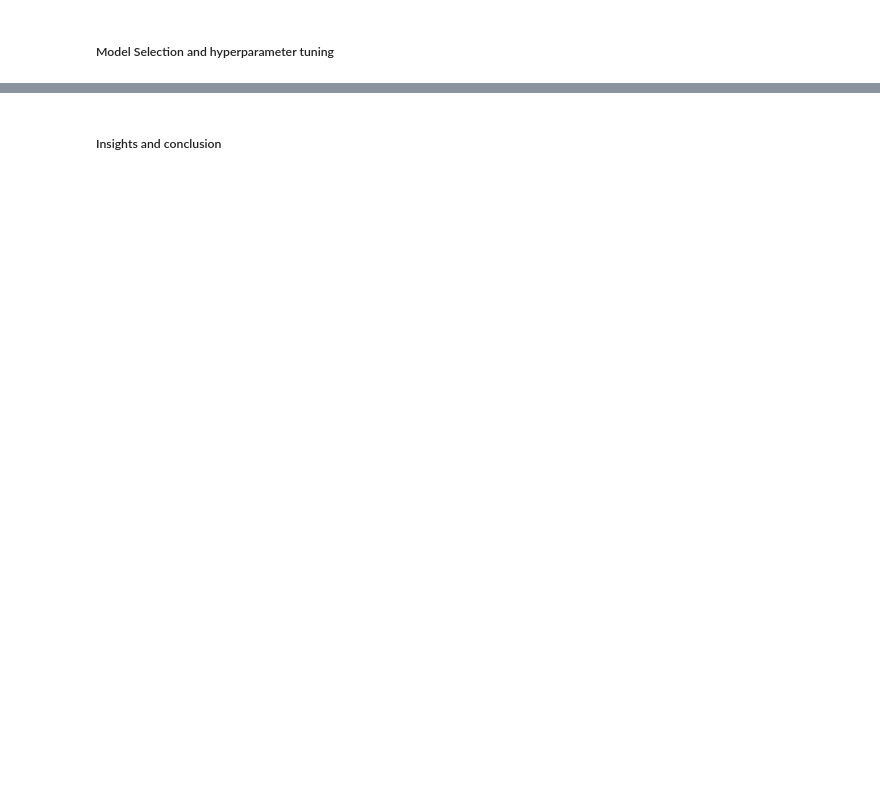
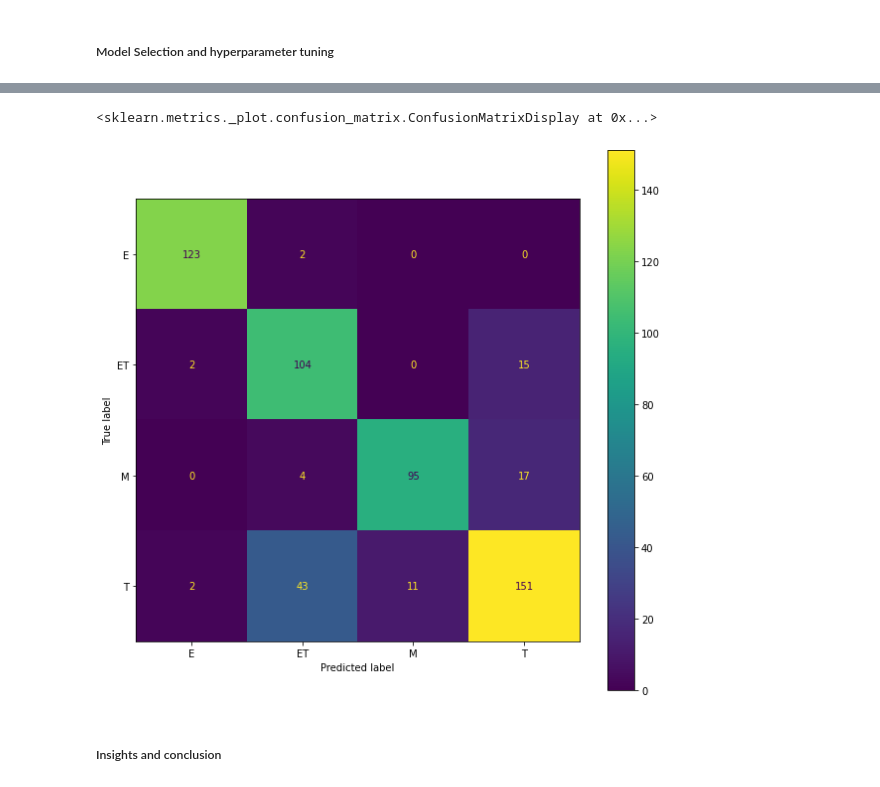
Before and after one commit to kether82/STINTSY-MP, a Jupyter notebook: esrb_main.ipynb, the cells around one changed output, grey strips where cells are left out. Cells and saved outputs as stored; diff of their text form; code cells hidden in the pictures; blank space fills up the shorter version.

Commit message:
added decision tree model

```diff
--- a/esrb_main.ipynb
+++ b/esrb_main.ipynb
@@ -229,0 +304,5 @@ It seems that generally the correlation between each *ESRB Content* is very weak
+# %%
+from sklearn.model_selection import RandomizedSearchCV
+rsc_esrb = RandomizedSearchCV(dtc, n_iter=50, param_distributions=hyperparameters,cv=5,random_state=42)
+# %%
+rsc_esrb.fit(X_train, y_train)
@@ -229,0 +385,3 @@ It seems that generally the correlation between each *ESRB Content* is very weak
+# %%
+dtc = DecisionTreeClassifier(criterion='entropy', max_depth=30, max_leaf_nodes=100, min_samples_split=15)
+dtc.fit(X_train,y_train)
@@ -229,0 +391,3 @@ It seems that generally the correlation between each *ESRB Content* is very weak
+# %%
+predictions = dtc.predict(X_test)
+print("Test accuracy is : ", compute_accuracy(predictions, y_test), "%")
@@ -230,2 +411,10 @@ It seems that generally the correlation between each *ESRB Content* is very weak
+# %%
+cm = confusion_matrix(y_test, predictions, labels=ratings)
+display = ConfusionMatrixDisplay(confusion_matrix=cm, display_labels=ratings)
+fig, ax = plt.subplots(figsize=(10,10))
+display.plot(ax=ax)
+# %% [output]
+<sklearn.metrics._plot.confusion_matrix.ConfusionMatrixDisplay at 0x...>
+[figure, added]
 # %% [markdown]
 <h5> Insights and conclusion
```
Also changed, not shown: parts of 30 cells of this notebook.
